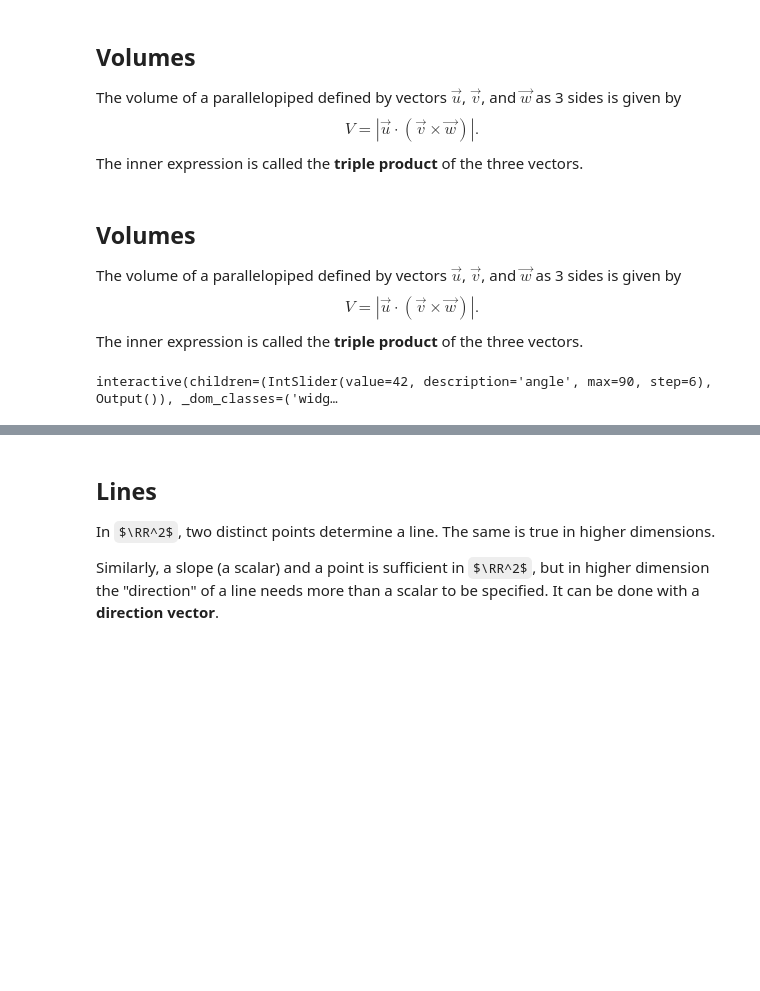
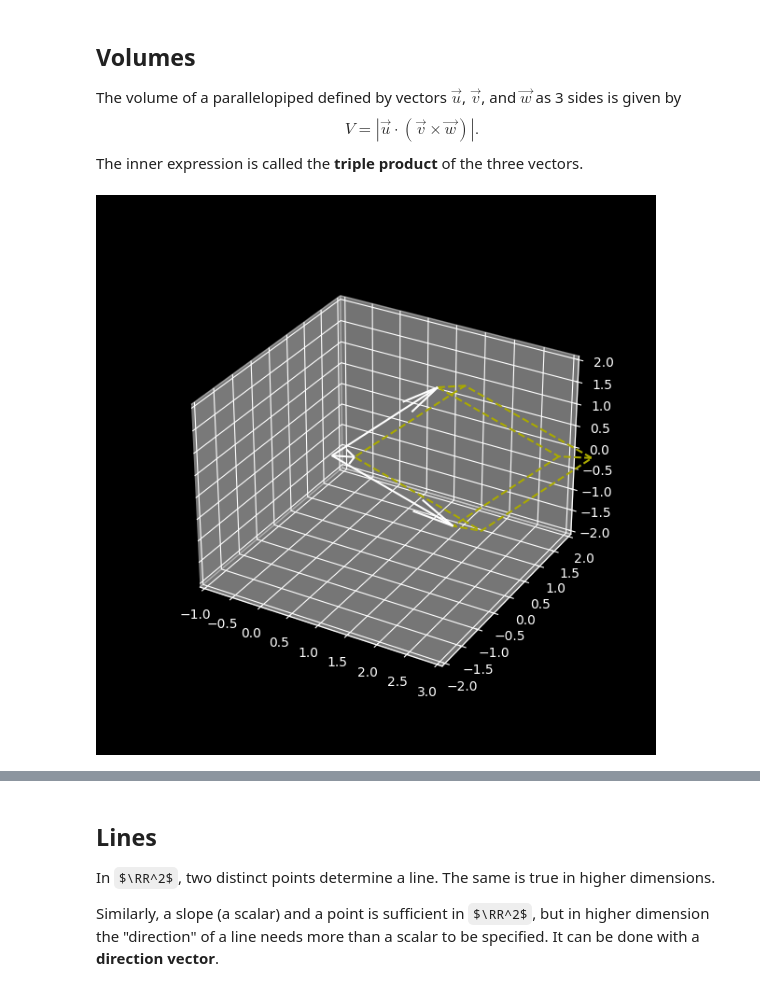
Before and after one commit to drewyoungren/mvc, a Jupyter notebook: lec/mvc-L03.ipynb, the cells around one changed output, grey strips where cells are left out. Cells and saved outputs as stored; diff of their text form; code cells hidden in the pictures; some formulas as TeX source; blank space fills up the shorter version.

```diff
--- a/lec/mvc-L03.ipynb
+++ b/lec/mvc-L03.ipynb
@@ -142,33 +142,27 @@ interactive(children=(IntSlider(value=42, description='angle', max=90, step=6),
 ## Volumes
 
 The volume of a parallelopiped defined by vectors $\vec u$, $\vec v$, and $\vec w$ as 3 sides is given by $$V = |\vec u\cdot(\vec v \times \vec w)|.$$ The inner expression is called the **triple product** of the three vectors.
-# %% [markdown]
-## Volumes
-
-The volume of a parallelopiped defined by vectors $\vec u$, $\vec v$, and $\vec w$ as 3 sides is given by $$V = |\vec u\cdot(\vec v \times \vec w)|.$$ The inner expression is called the **triple product** of the three vectors.
 # %%
-@interact
-def _(angle=(0,90,6)):
-    fig = plt.figure()
-    ax = plt.subplot(projection='3d')
 
-    uvw = np.array([[1,1.5,1],[2,.2,-1],[1,-1,1]])
-    u,v,w = uvw
-    ax.quiver([0,0,0],[0,0,0],[0,0,0],uvw[:,0],uvw[:,1],uvw[:,2])
-    ppd = np.column_stack([u,u+v,u+v+w,v+w,w,w+u,u+v+w])
-    ax.plot(ppd[0],ppd[1],ppd[2],color='k',ls='dashed')
-    ppd = np.column_stack([u+v,v,v+w])
-    ax.plot(ppd[0],ppd[1],ppd[2],color='k',ls='dashed')
-    ppd = np.column_stack([u,u+w])
-    ax.plot(ppd[0],ppd[1],ppd[2],color='k',ls='dashed')
-    ax.set_autoscale_on(True)
-    ax.view_init(30,angle)
-    ax.set_xlim([-1,3])
-    ax.set_ylim([-2,2])
-    ax.set_zlim([-2,2]);
-    flush_figures();
+fig = plt.figure()
+ax = plt.subplot(projection='3d')
+
+uvw = np.array([[1,1.5,1],[2,.2,-1],[1,-1,1]])
+u,v,w = uvw
+ax.quiver([0,0,0],[0,0,0],[0,0,0],uvw[:,0],uvw[:,1],uvw[:,2])
+ppd = np.column_stack([u,u+v,u+v+w,v+w,w,w+u,u+v+w])
+ax.plot(ppd[0],ppd[1],ppd[2],color='#AAAA00',ls='dashed')
+ppd = np.column_stack([u+v,v,v+w])
+ax.plot(ppd[0],ppd[1],ppd[2],color='#AAAA00',ls='dashed')
+ppd = np.column_stack([u,u+w])
+ax.plot(ppd[0],ppd[1],ppd[2],color='#AAAA00',ls='dashed')
+ax.set_autoscale_on(True)
+# ax.view_init(30,angle)
+ax.set_xlim([-1,3])
+ax.set_ylim([-2,2])
+ax.set_zlim([-2,2]);
 # %% [output]
-interactive(children=(IntSlider(value=42, description='angle', max=90, step=6), Output()), _dom_classes=('widg…
+[figure, added]
 # %% [markdown]
 <p style="padding-bottom:40%;"> </p>
 # %% [markdown]
```
Also changed, not shown: parts of 16 cells of this notebook.
